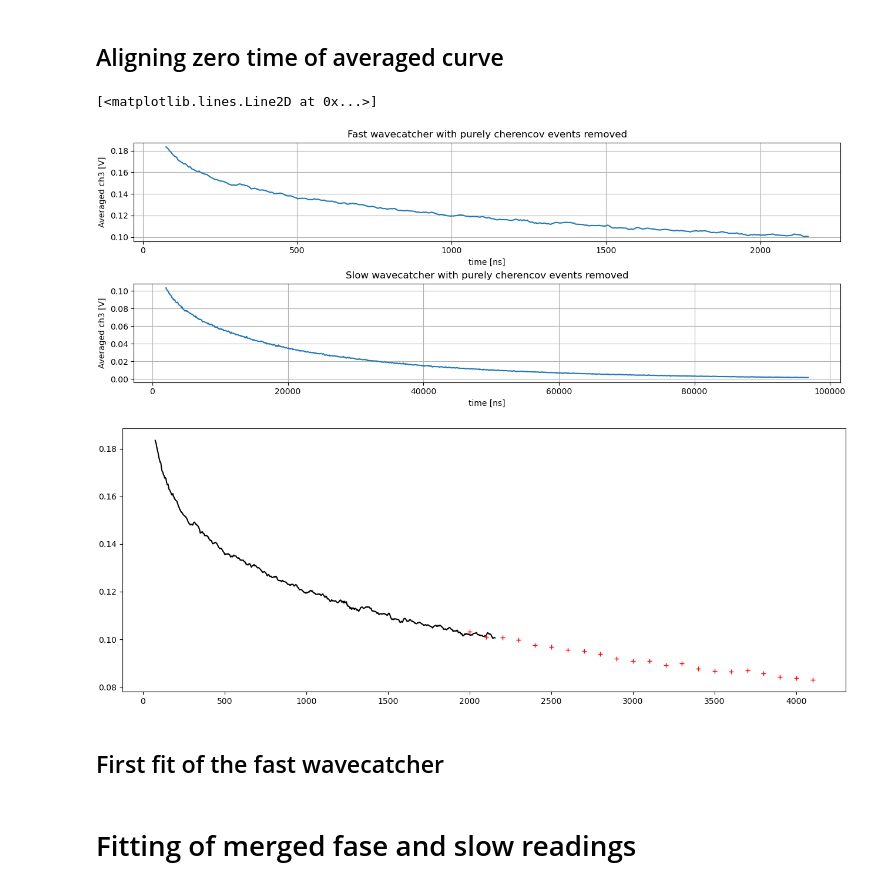
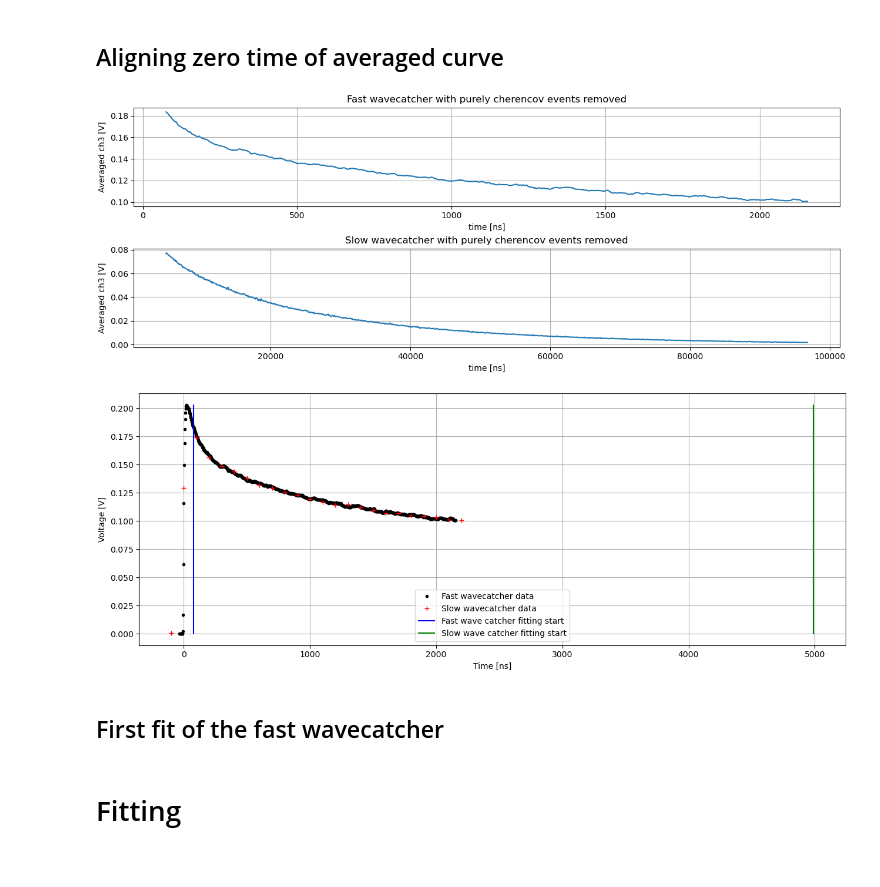
Before and after one commit to Denys-Klekots/GRAiNITA_testbeam, a Jupyter notebook: PSD/old/chi2_analysis_combined.ipynb, the cells around one changed output. Saved outputs shown, nothing was run; the diff lists cells and outputs as text; code cells hidden in the pictures.

```diff
--- a/PSD/analysis_combined_separate_fits.ipynb
+++ b/PSD/old/chi2_analysis_combined.ipynb
@@ -323,40 +321,47 @@ def get_t0_aligned_t_and_V(data):
 data_fast_aligned["times_t0"], data_fast_aligned["ch3_average_t0"] = get_t0_aligned_t_and_V(data_fast_aligned)
 data_slow_aligned["times_t0"], data_slow_aligned["ch3_average_t0"] = get_t0_aligned_t_and_V(data_slow_aligned)
 # %%
-# F_ST_FIT_IDX = 0
-# S_ST_FIT_IDX = 0
+F_ST_FIT_TIM = 75   # ns
+# S_ST_FIT_TIM = 1000 # ns
+S_ST_FIT_TIM = 5000 # ns
 
-F_ST_FIT_IDX = 30
-# S_ST_FIT_IDX = 20
-S_ST_FIT_IDX = 1
+F_ST_FIT_IDX = np.argmax(data_fast_aligned["times_t0"] >= F_ST_FIT_TIM)
+S_ST_FIT_IDX = np.argmax(data_slow_aligned["times_t0"] >= S_ST_FIT_TIM)
 
 plt.figure(figsize=(6.4*2, 4.8), constrained_layout=True)
 plt.subplot(2,1,1)
 plt.plot(data_fast_aligned["times_t0"][F_ST_FIT_IDX:], data_fast_aligned["ch3_average_t0"][F_ST_FIT_IDX:])
 plt.ylabel("Averaged ch3 [V]")
 plt.xlabel("time [ns]")
 plt.title("Fast wavecatcher with purely cherencov events removed")
 plt.grid()
 
 
 plt.subplot(2,1,2)
 plt.plot(data_slow_aligned["times_t0"][S_ST_FIT_IDX:], data_slow_aligned["ch3_average_t0"][S_ST_FIT_IDX:])
 plt.ylabel("Averaged ch3 [V]")
 plt.xlabel("time [ns]")
 plt.title("Slow wavecatcher with purely cherencov events removed")
 plt.grid()
 
 
 
+plt.figure(figsize=(6.4*2, 4.8), constrained_layout=True)
+plt.plot(data_fast_aligned["times_t0"], data_fast_aligned["ch3_average_t0"], ".k", label="Fast wavecatcher data")
+plt.plot(data_slow_aligned["times_t0"][25:49], data_slow_aligned["ch3_average_t0"][25:49], "+r", label="Slow wavecatcher data")
 
+max_V = np.max(data_fast_aligned["ch3_average_t0"])
 
-plt.figure(figsize=(6.4*2, 4.8), constrained_layout=True)
-plt.plot(data_fast_aligned["times_t0"][F_ST_FIT_IDX:], data_fast_aligned["ch3_average_t0"][F_ST_FIT_IDX:], "-k")
-plt.plot(data_slow_aligned["times_t0"][S_ST_FIT_IDX:S_ST_FIT_IDX+22], data_slow_aligned["ch3_average_t0"][S_ST_FIT_IDX:S_ST_FIT_IDX+22], "+r")
+plt.plot([F_ST_FIT_TIM-0.1*SAMPLE_RATE_FAST, F_ST_FIT_TIM-0.1*SAMPLE_RATE_FAST], [0, max_V], "-b", label = "Fast wave catcher fitting start")
+plt.plot([S_ST_FIT_TIM-0.1*SAMPLE_RATE_SLOW, S_ST_FIT_TIM-0.1*SAMPLE_RATE_SLOW], [0, max_V], "-g", label = "Slow wave catcher fitting start")
+
+plt.xlabel("Time [ns]")
+plt.ylabel("Voltage [V]")
+plt.legend()
+plt.grid()
 # %% [output]
-[<matplotlib.lines.Line2D at 0x...>]
-[figure, old version]
+[figure, new version]
-[figure, old version]
+[figure, new version]
 # %%
 # from scipy.optimize import curve_fit
 from scipy.optimize import minimize
@@ -476,5 +472,5 @@ def fitFunc(t, C, A1, A2, A3, A4, L1, L2, L3, L4, PHI):
-# %% [markdown]
-# Fitting of merged fase and slow readings
+# %% [markdown]
+# Fitting
 # %%
 fig,(axm, axe) = plt.subplots(2, 1, sharex=True, gridspec_kw={'height_ratios': [3, 1]}, figsize=(6.4*2,4.8*1.5))
 
```
Also changed, not shown: parts of 7 cells of this notebook, 8 other files.
